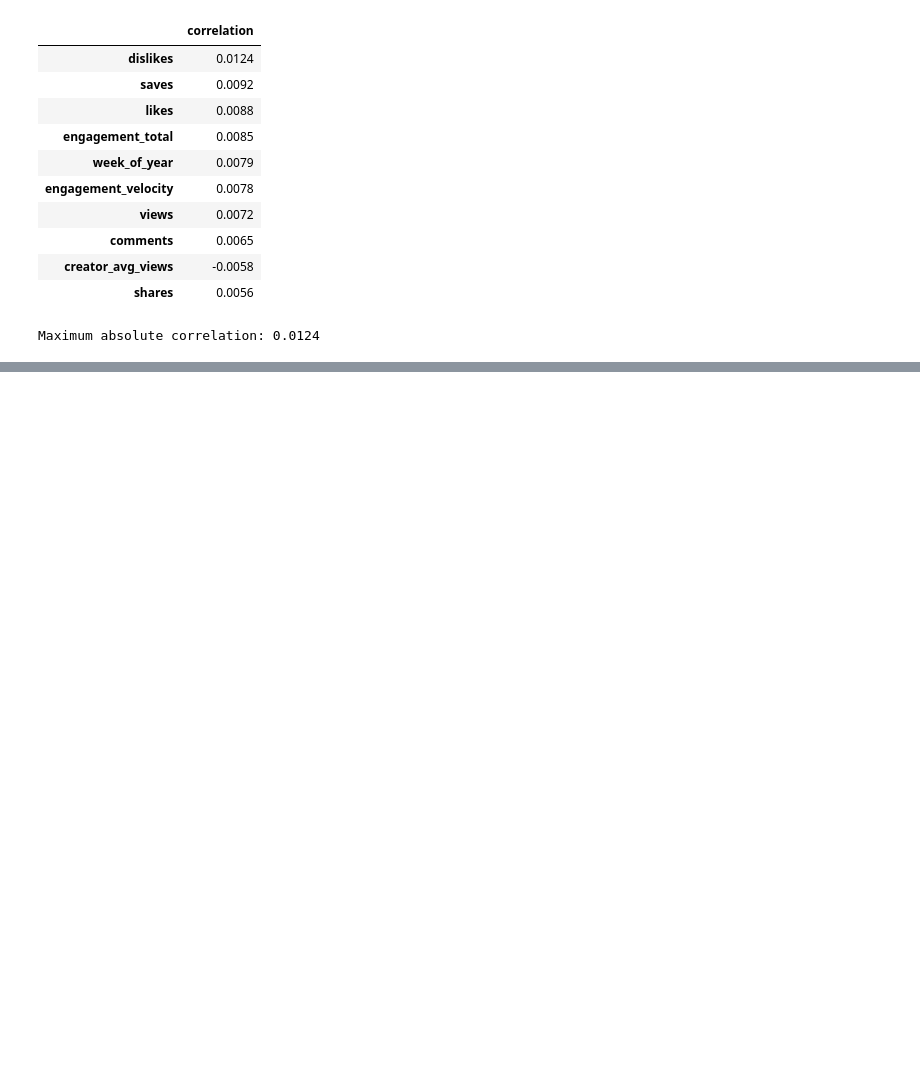
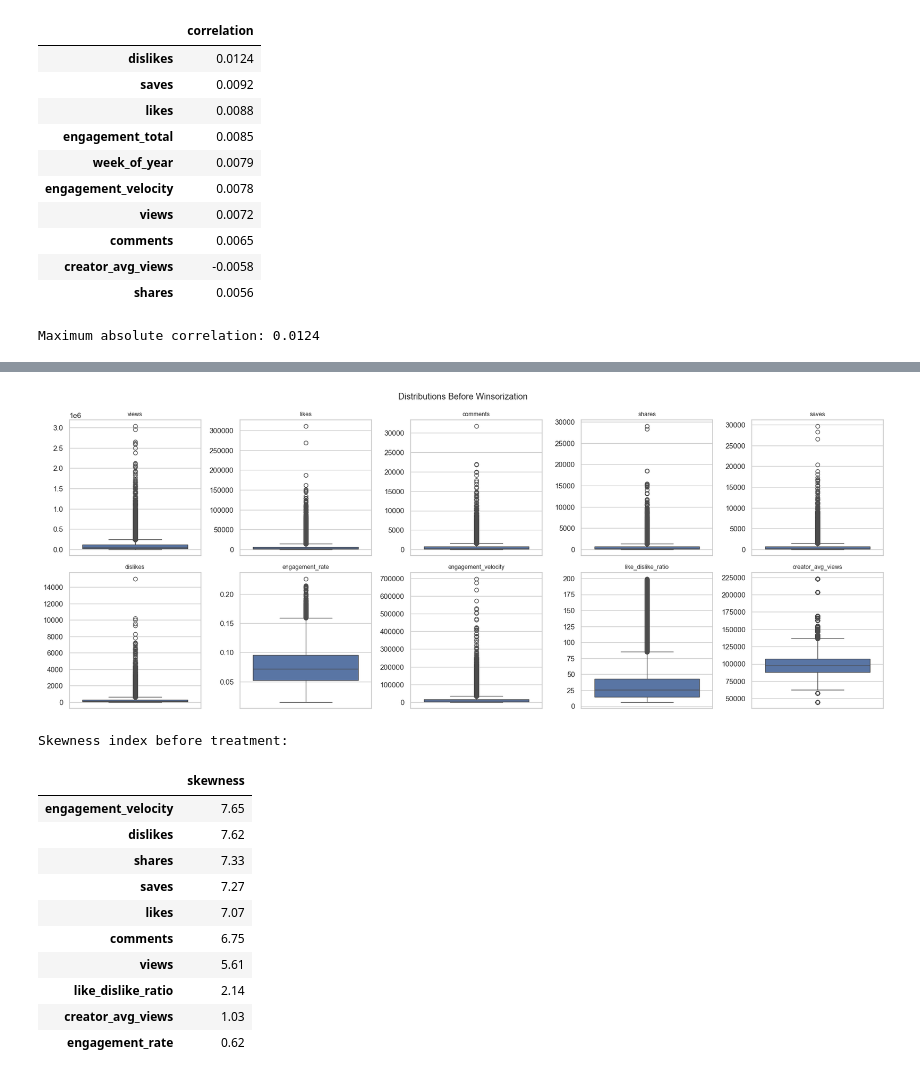
Before and after one commit to eliaxyzz/TrendPredictor, a Jupyter notebook: ml-virality-classifier.ipynb, the cells around one changed output, grey strips where cells are left out. Saved outputs shown, nothing was run; the diff lists cells and outputs as text; code cells hidden in the pictures; blank space fills up the shorter version.

```diff
--- a/ml-virality-classifier.ipynb
+++ b/ml-virality-classifier.ipynb
@@ -460,0 +533,51 @@ Maximum absolute correlation: 0.0124
+# %%
+class WinsorizerPercentile:
+    def __init__(self, lower_percentile=0.01, upper_percentile=0.99):
+        self.lower_percentile = lower_percentile
+        self.upper_percentile = upper_percentile
+        self.limits_ = {}
+
+    def fit(self, X, columns=None):
+        columns = columns if columns is not None else X.select_dtypes(include=[np.number]).columns
+        for col in columns:
+            self.limits_[col] = (X[col].quantile(self.lower_percentile),X[col].quantile(self.upper_percentile))
+        return self
+
+    def transform(self, X):
+        X_out = X.copy()
+        for col, (inf, sup) in self.limits_.items():
+            if col in X_out.columns:
+                X_out[col] = X_out[col].clip(lower=inf, upper=sup)
+        return X_out
+
+
+# --- Distributions before treatment ---
+columns_to_winsorize = ["views", "likes", "comments", "shares", "saves",
+                        "dislikes", "engagement_rate", "engagement_velocity",
+                        "like_dislike_ratio", "creator_avg_views"]
+
+fig, axes = plt.subplots(2, 5, figsize=(18, 7))
+for ax, col in zip(axes.ravel(), columns_to_winsorize):
+    sns.boxplot(y=X_train[col], ax=ax, color="#4C72B0")
+    ax.set_title(col, fontsize=9); ax.set_ylabel("")
+fig.suptitle("Distributions Before Winsorization", fontsize=13)
+plt.tight_layout(); plt.show()
+
+# --- Quantifying skewness ---
+skewness = X_train[columns_to_winsorize].skew().sort_values(ascending=False)
+print("Skewness index before treatment:")
+display(skewness.round(2).to_frame("skewness"))
+# %% [output]
+[figure, added]
+Skewness index before treatment:
+|  | skewness |
+| engagement_velocity | 7.65 |
+| dislikes | 7.62 |
+| shares | 7.33 |
+| saves | 7.27 |
+| likes | 7.07 |
+| comments | 6.75 |
+| views | 5.61 |
+| like_dislike_ratio | 2.14 |
+| creator_avg_views | 1.03 |
+| engagement_rate | 0.62 |
```
Also changed, not shown: parts of 19 cells of this notebook.
